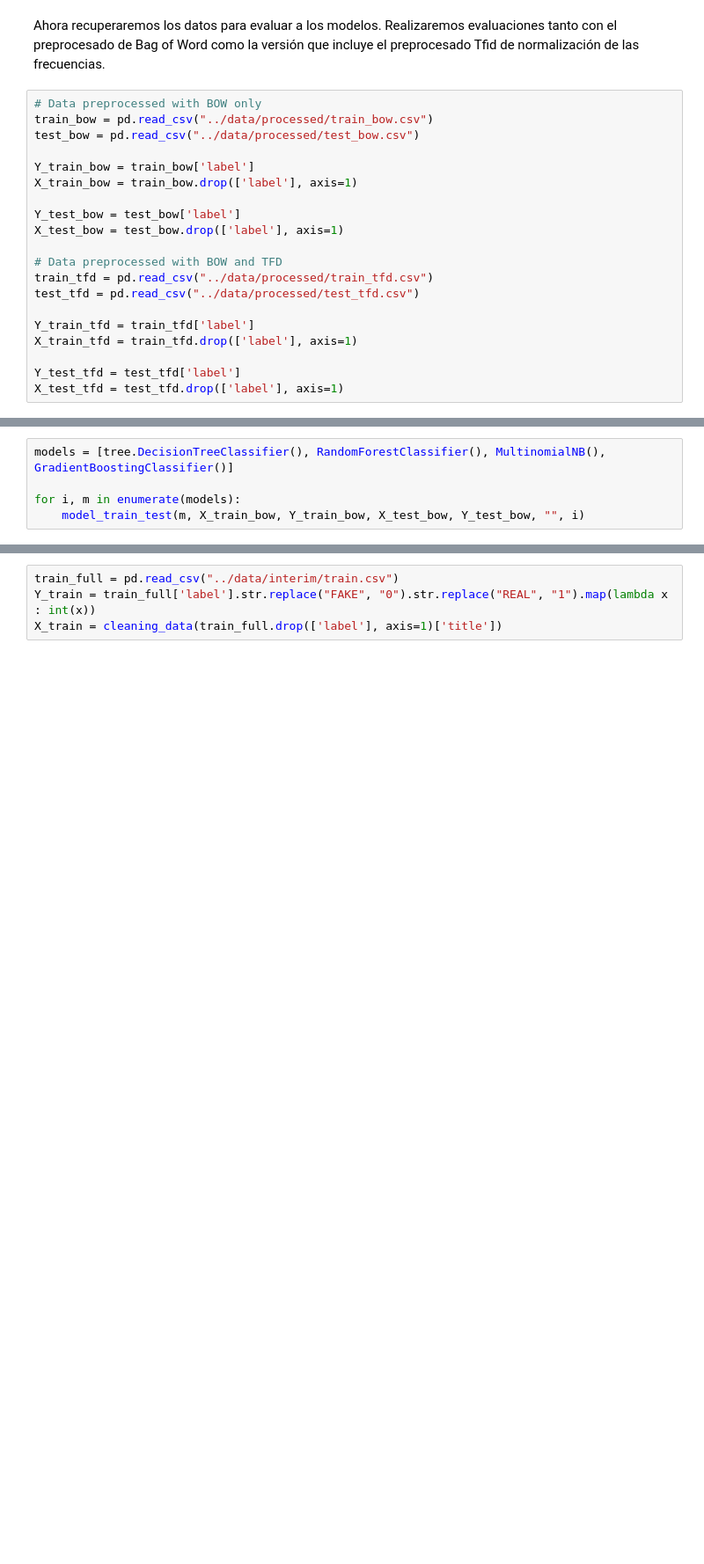
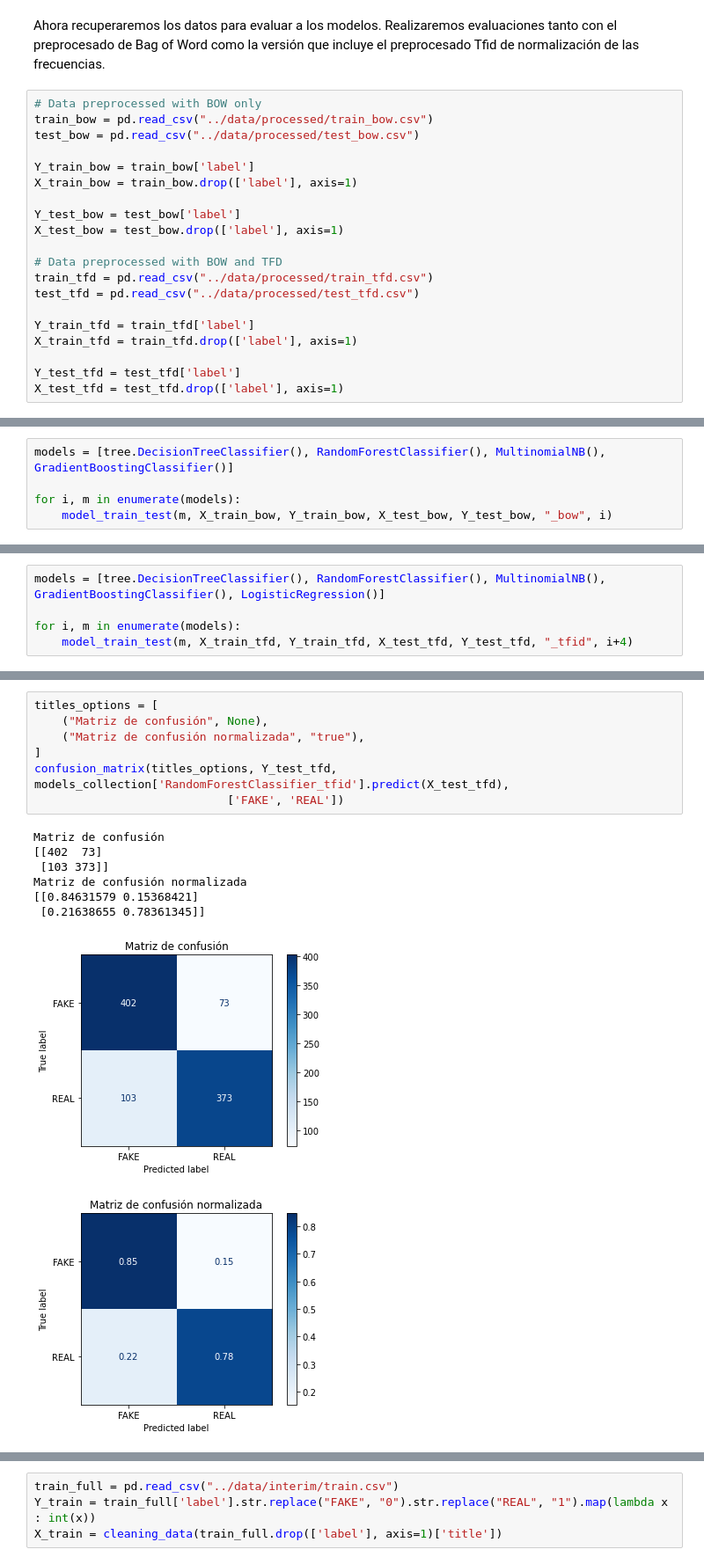
Before and after one commit to carviagu/fake_news_classifier_model, a Jupyter notebook: notebooks/3.0-cvg-modelling.ipynb, the cells around one changed output, grey strips where cells are left out. Shown at 88% size. Cells and saved outputs as stored; diff of their text form; blank space fills up the shorter version.

```diff
--- a/notebooks/3.0-cvg-modelling.ipynb
+++ b/notebooks/3.0-cvg-modelling.ipynb
@@ -176,5 +176,5 @@ Primero comenzaremos con los modelos para los datos con preprocesado BOW...
 models = [tree.DecisionTreeClassifier(), RandomForestClassifier(), MultinomialNB(), GradientBoostingClassifier()]
 
 for i, m in enumerate(models):
-    model_train_test(m, X_train_bow, Y_train_bow, X_test_bow, Y_test_bow, "", i)
+    model_train_test(m, X_train_bow, Y_train_bow, X_test_bow, Y_test_bow, "_bow", i)
 # %% [output]
@@ -192,0 +195,5 @@ Ended evaluation of model... GradientBoostingClassifier
+# %%
+models = [tree.DecisionTreeClassifier(), RandomForestClassifier(), MultinomialNB(), GradientBoostingClassifier(), LogisticRegression()]
+
+for i, m in enumerate(models):
+    model_train_test(m, X_train_tfd, Y_train_tfd, X_test_tfd, Y_test_tfd, "_tfid", i+4)
@@ -201,3 +233,19 @@ models_report_df
+# %%
+titles_options = [
+    ("Matriz de confusión", None),
+    ("Matriz de confusión normalizada", "true"),
+]
+confusion_matrix(titles_options, Y_test_tfd, models_collection['RandomForestClassifier_tfid'].predict(X_test_tfd),
+                            ['FAKE', 'REAL'])
+# %% [output]
+Matriz de confusión
+[[402  73]
+ [103 373]]
+Matriz de confusión normalizada
+[[0.84631579 0.15368421]
+ [0.21638655 0.78361345]]
+[figure, added]
+[figure, added]
 # %%
 titles_options = [
     ("Matriz de confusión", None),
```
Also changed, not shown: parts of 29 cells of this notebook, 5 other files.
